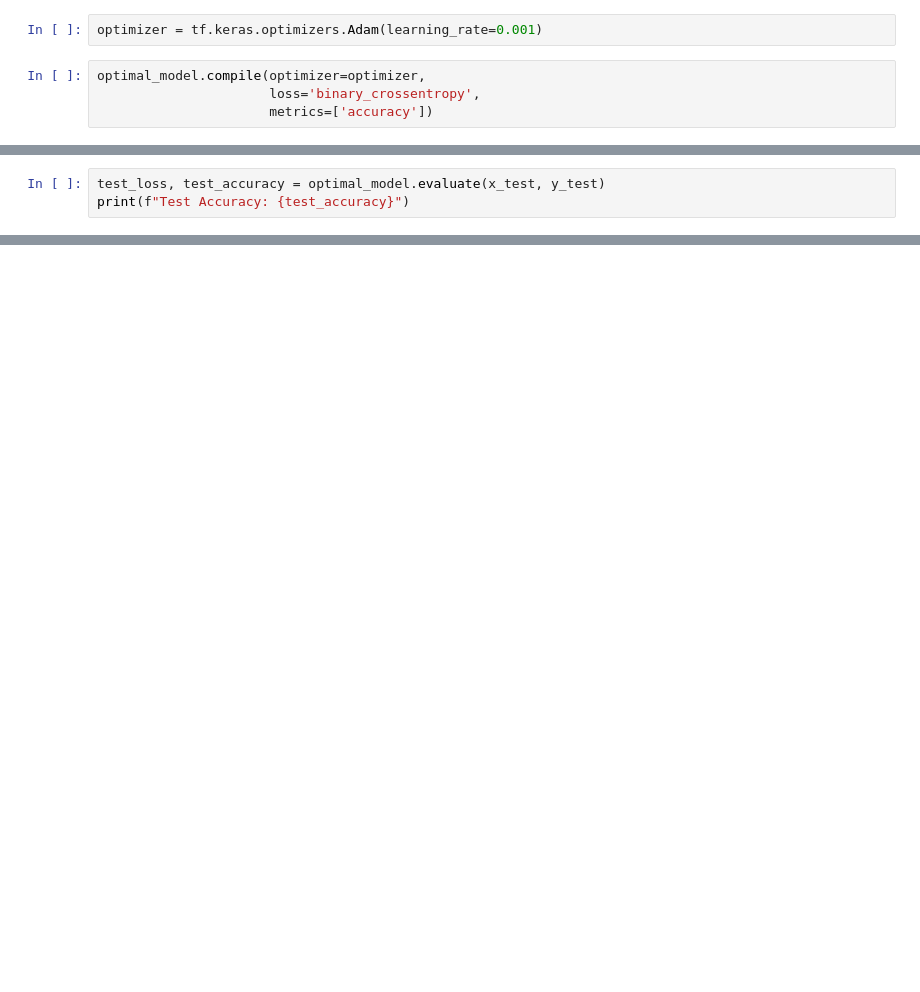
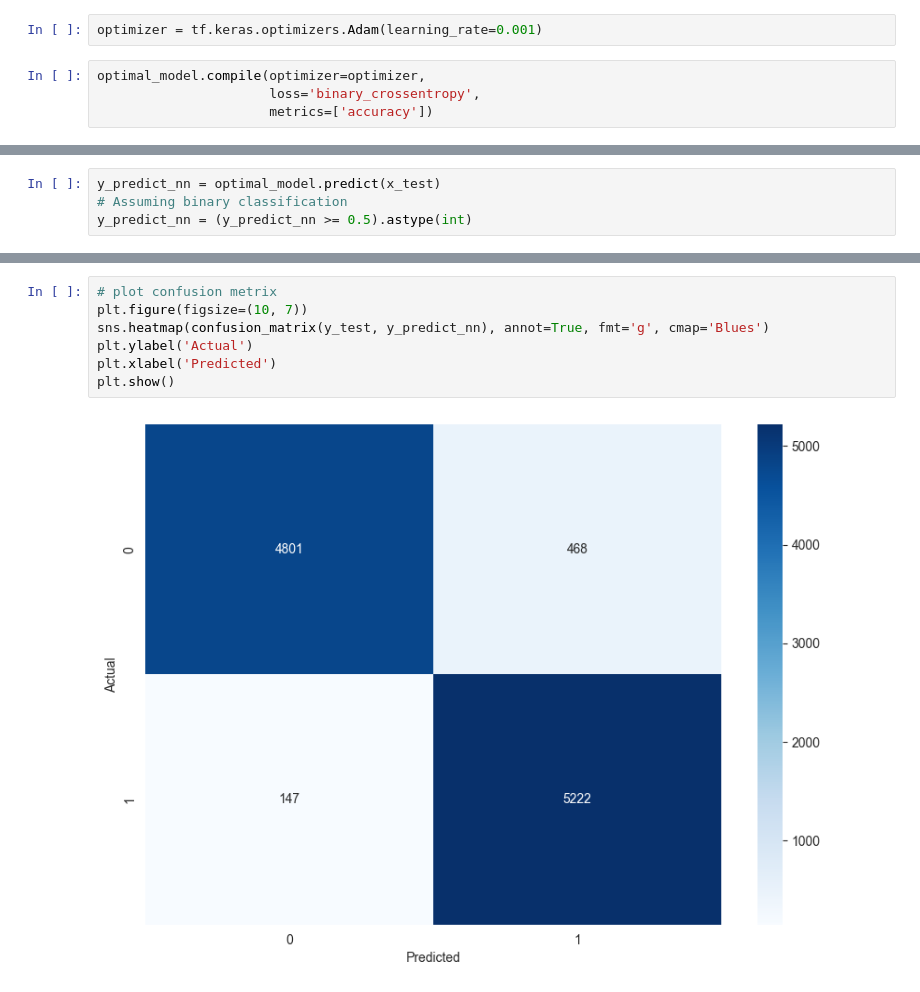
Before and after one commit to HirudikaAnupama/Predicting-Term-Deposit-Subscriptions, a Jupyter notebook: models/Predicting Term Deposit Subscriptions.ipynb, the cells around one changed output, grey strips where cells are left out. Saved outputs shown, nothing was run; the diff lists cells and outputs as text; blank space fills up the shorter version.

```diff
--- a/models/Predicting Term Deposit Subscriptions.ipynb
+++ b/models/Predicting Term Deposit Subscriptions.ipynb
@@ -996,4 +1041,5 @@ Epoch 10/10
 # %%
-test_loss, test_accuracy = optimal_model.evaluate(x_test, y_test)
-print(f"Test Accuracy: {test_accuracy}")
+y_predict_nn = optimal_model.predict(x_test)
+# Assuming binary classification
+y_predict_nn = (y_predict_nn >= 0.5).astype(int)
 # %% [output]
@@ -1001,0 +1094,9 @@ Test Accuracy: 0.9352321624755859
+# %%
+# plot confusion metrix
+plt.figure(figsize=(10, 7))
+sns.heatmap(confusion_matrix(y_test, y_predict_nn), annot=True, fmt='g', cmap='Blues')
+plt.ylabel('Actual')
+plt.xlabel('Predicted')
+plt.show()
+# %% [output]
+[figure, added]
```
Also changed, not shown: parts of 44 cells of this notebook.
